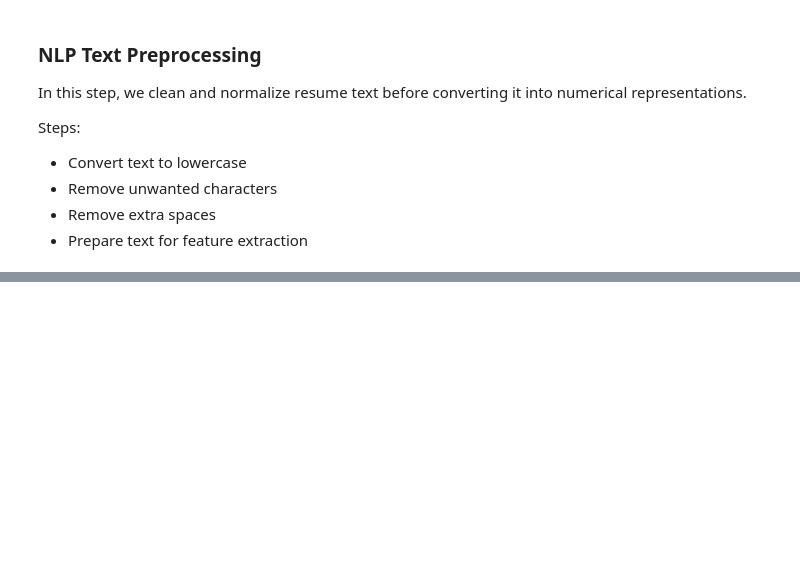
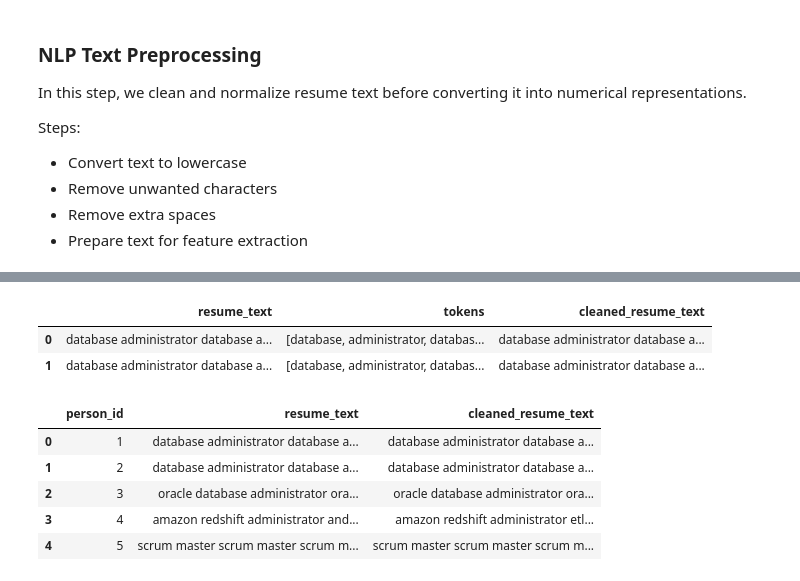
Before and after one commit to s73hruti/ai_resume_screening_system, a Jupyter notebook: notebooks/01_resume_data_preprocessing.ipynb, the cells around one changed output, grey strips where cells are left out. Drawn from its saved outputs; the diff is of its cells as text; code cells hidden in the pictures; blank space fills up the shorter version.

Commit message:
Complete NLP preprocessing pipeline for resume data

```diff
--- a/notebooks/01_resume_data_preprocessing.ipynb
+++ b/notebooks/01_resume_data_preprocessing.ipynb
@@ -748,0 +821,3 @@ Steps:
+# %%
+master_df["tokens"]=master_df["tokens"].apply(
+    lambda tokens: [word for word in tokens if word not in stop_words])
@@ -748,0 +843,9 @@ Steps:
+# %%
+# Create an instance of the WordNet lemmatizer
+lemmatizer =WordNetLemmatizer()
+# %%
+# Convert every token to its base (dictionary) form
+master_df["tokens"] = master_df["tokens"].apply(
+    lambda tokens: [lemmatizer.lemmatize(word) for word in tokens]
+)
+master_df["tokens"]
@@ -748,0 +865,28 @@ Steps:
+# %%
+#Step 7: Convert Tokens Back to Text
+# Join the processed tokens into a single cleaned text string
+master_df["cleaned_resume_text"] = master_df["tokens"].apply(
+    lambda tokens: " ".join(tokens)
+)
+# %%
+master_df[
+    ["resume_text", "tokens", "cleaned_resume_text"]
+].head(2)
+# %% [output]
+|  | resume_text | tokens | cleaned_resume_text |
+| 0 | database administrator database a... | [database, administrator, databas... | database administrator database a... |
+| 1 | database administrator database a... | [database, administrator, databas... | database administrator database a... |
+# %%
+# Step 8: Compare Original and Cleaned Resume Text
+comparison_df = master_df[
+    ["person_id", "resume_text", "cleaned_resume_text"]
+].copy()
+
+comparison_df.head(5)
+# %% [output]
+|  | person_id | resume_text | cleaned_resume_text |
+| 0 | 1 | database administrator database a... | database administrator database a... |
+| 1 | 2 | database administrator database a... | database administrator database a... |
+| 2 | 3 | oracle database administrator ora... | oracle database administrator ora... |
+| 3 | 4 | amazon redshift administrator and... | amazon redshift administrator etl... |
+| 4 | 5 | scrum master scrum master scrum m... | scrum master scrum master scrum m... |
```
Also changed, not shown: parts of 17 cells of this notebook.
